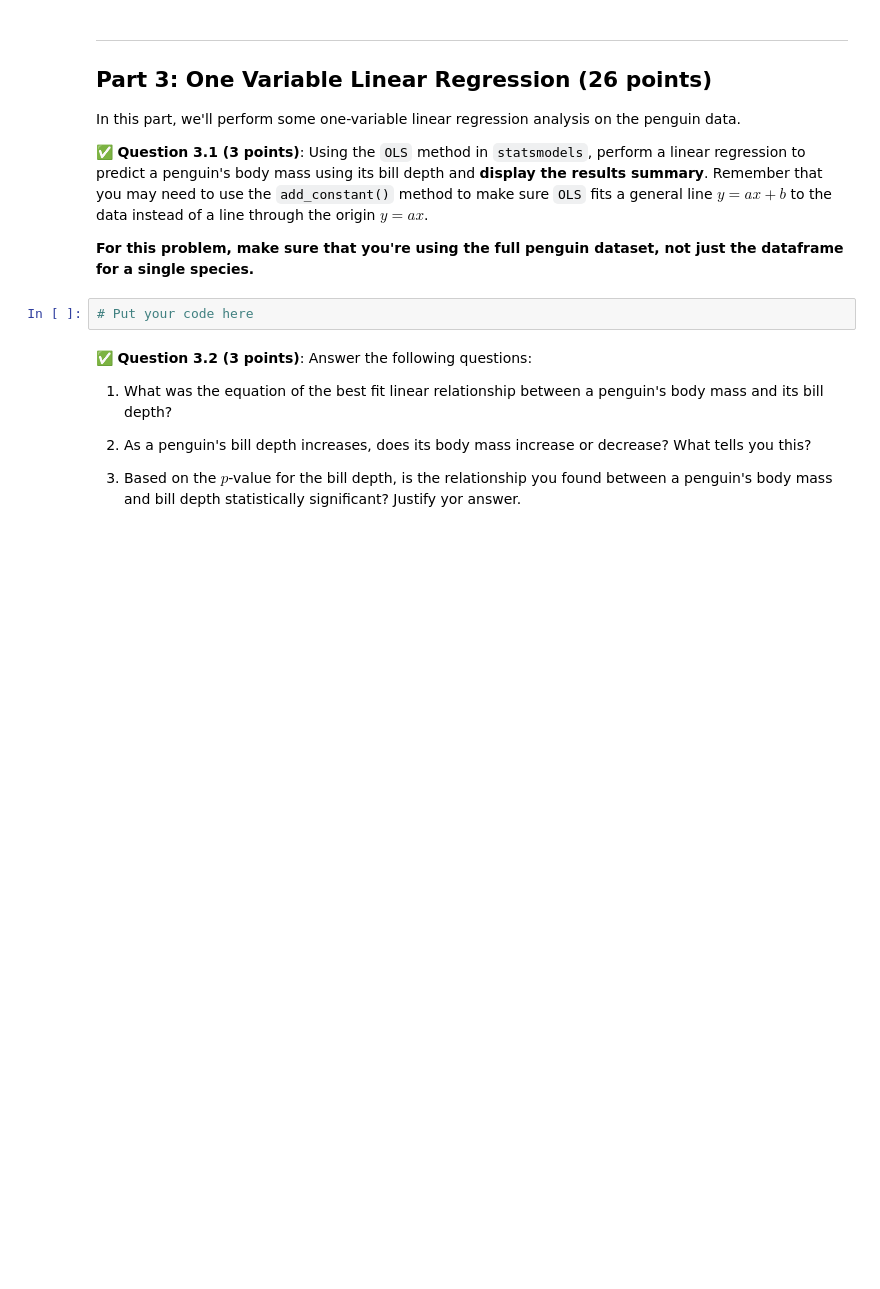
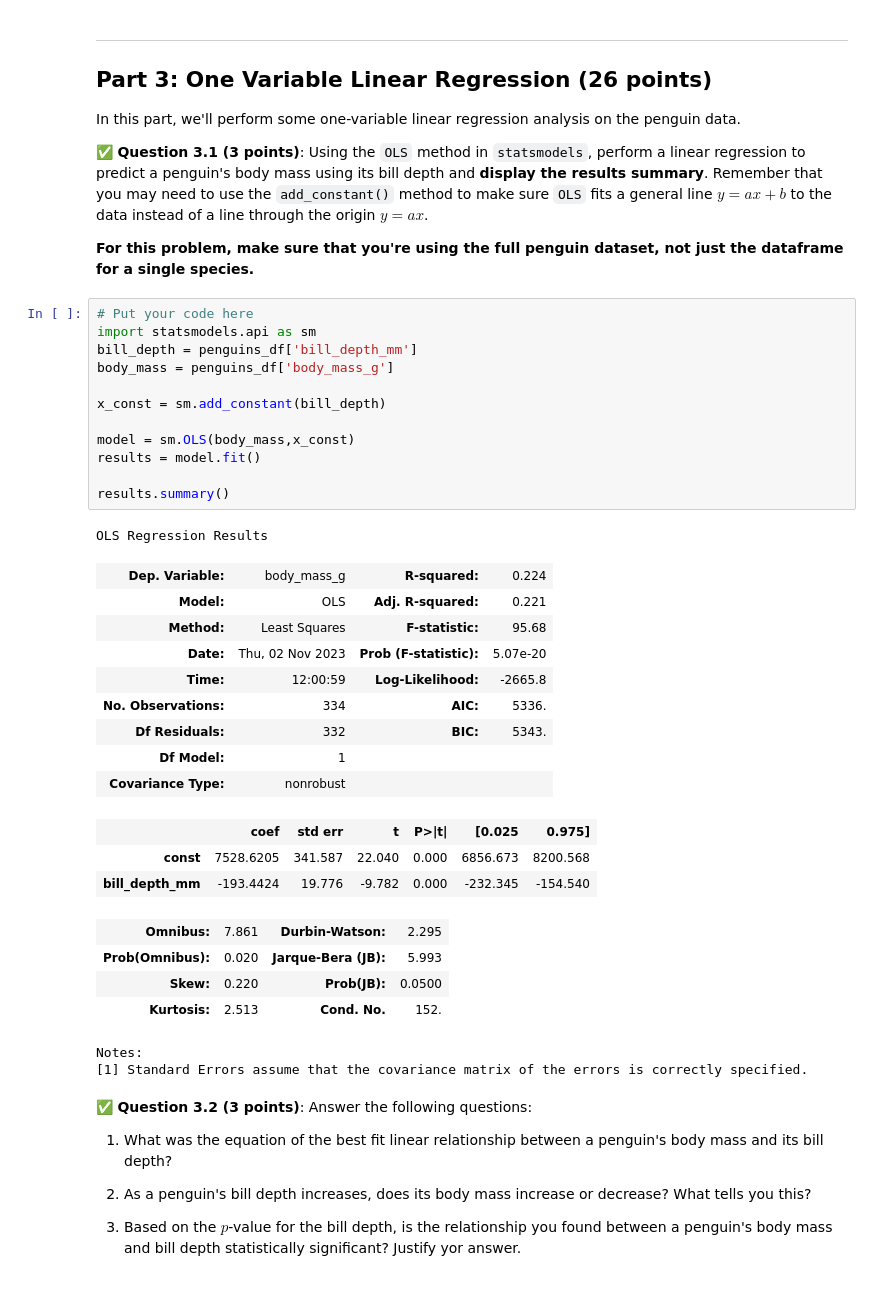
Before and after one commit to sarahhoogstraten/CMSE202-f23-turnin, a Jupyter notebook: hw-03/HW-03_Regression-SarahHoogstraten.ipynb, the cells around one changed output. Drawn from its saved outputs; the diff is of its cells as text; blank space fills up the shorter version.

```diff
--- a/hw-03/HW-03_Regression-SarahHoogstraten.ipynb
+++ b/hw-03/HW-03_Regression-SarahHoogstraten.ipynb
@@ -147,8 +147,38 @@ In this part, we'll perform some one-variable linear regression analysis on the
 &#9989;  **Question 3.1 (3 points)**: Using the `OLS` method in `statsmodels`, perform a linear regression to predict a penguin's body mass using its bill depth and **display the results summary**. Remember that you may need to use the `add_constant()` method to make sure `OLS` fits a general line $y = ax+b$ to the data instead of a line through the origin $y = ax$.
 
 **For this problem, make sure that you're using the full penguin dataset, not just the dataframe for a single species.**
-# %%
-# Put your code here
+# %%
+# Put your code here
+import statsmodels.api as sm
+bill_depth = penguins_df['bill_depth_mm']
+body_mass = penguins_df['body_mass_g']
+
+x_const = sm.add_constant(bill_depth)
+
+model = sm.OLS(body_mass,x_const)
+results = model.fit()
+
+results.summary()
+# %% [output]
+OLS Regression Results
+| Dep. Variable: | body_mass_g | R-squared: | 0.224 |
+| Model: | OLS | Adj. R-squared: | 0.221 |
+| Method: | Least Squares | F-statistic: | 95.68 |
+| Date: | Thu, 02 Nov 2023 | Prob (F-statistic): | 5.07e-20 |
+| Time: | 12:00:59 | Log-Likelihood: | -2665.8 |
+| No. Observations: | 334 | AIC: | 5336. |
+| Df Residuals: | 332 | BIC: | 5343. |
+| Df Model: | 1 |  |  |
+| Covariance Type: | nonrobust |  |  |
+|  | coef | std err | t | P>|t| | [0.025 | 0.975] |
+| const | 7528.6205 | 341.587 | 22.040 | 0.000 | 6856.673 | 8200.568 |
+| bill_depth_mm | -193.4424 | 19.776 | -9.782 | 0.000 | -232.345 | -154.540 |
+| Omnibus: | 7.861 | Durbin-Watson: | 2.295 |
+| Prob(Omnibus): | 0.020 | Jarque-Bera (JB): | 5.993 |
+| Skew: | 0.220 | Prob(JB): | 0.0500 |
+| Kurtosis: | 2.513 | Cond. No. | 152. |
+Notes:
+[1] Standard Errors assume that the covariance matrix of the errors is correctly specified.
 # %% [markdown]
 &#9989;  **Question 3.2 (3 points)**: Answer the following questions:
 
```
Also changed, not shown: parts of 14 cells of this notebook.
